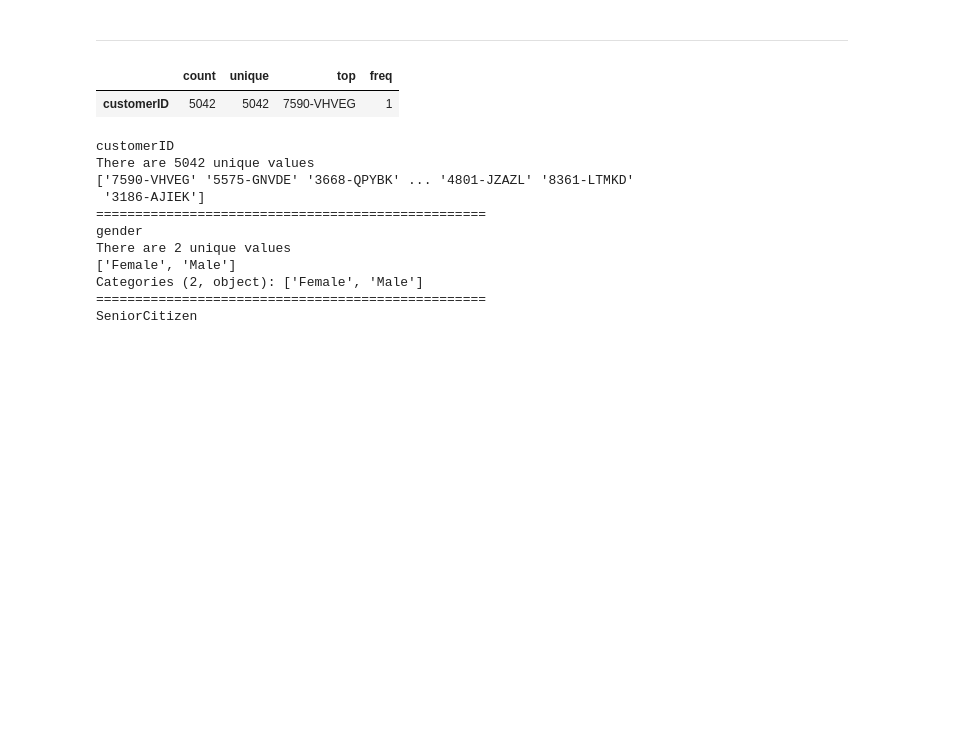
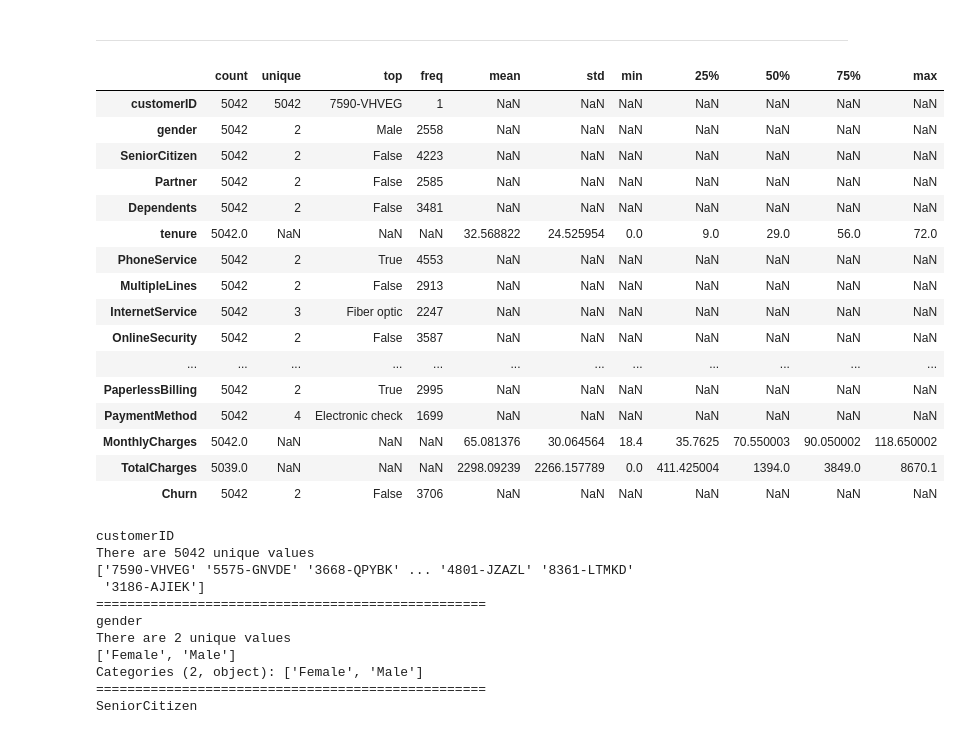
Before and after one commit to Kwamena-A-Yamoah/Customer-churn-analysis, a Jupyter notebook: Notebook/Customer_churn_analysis.ipynb, the cells around one changed output. Drawn from its saved outputs; the diff is of its cells as text; code cells hidden in the pictures; blank space fills up the shorter version.

```diff
--- a/Notebook/Customer_churn_analysis.ipynb
+++ b/Notebook/Customer_churn_analysis.ipynb
@@ -749,10 +757,25 @@ train_df.describe().T
 # %% [markdown]
 ___
 # %%
-train_df.describe(include= "object").T
+train_df.describe(include= "all").T
 # %% [output]
-|  | count | unique | top | freq |
-| customerID | 5042 | 5042 | 7590-VHVEG | 1 |
+|  | count | unique | top | freq | mean | std | min | 25% | 50% | 75% | max |
+| customerID | 5042 | 5042 | 7590-VHVEG | 1 | NaN | NaN | NaN | NaN | NaN | NaN | NaN |
+| gender | 5042 | 2 | Male | 2558 | NaN | NaN | NaN | NaN | NaN | NaN | NaN |
+| SeniorCitizen | 5042 | 2 | False | 4223 | NaN | NaN | NaN | NaN | NaN | NaN | NaN |
+| Partner | 5042 | 2 | False | 2585 | NaN | NaN | NaN | NaN | NaN | NaN | NaN |
+| Dependents | 5042 | 2 | False | 3481 | NaN | NaN | NaN | NaN | NaN | NaN | NaN |
+| tenure | 5042.0 | NaN | NaN | NaN | 32.568822 | 24.525954 | 0.0 | 9.0 | 29.0 | 56.0 | 72.0 |
+| PhoneService | 5042 | 2 | True | 4553 | NaN | NaN | NaN | NaN | NaN | NaN | NaN |
+| MultipleLines | 5042 | 2 | False | 2913 | NaN | NaN | NaN | NaN | NaN | NaN | NaN |
+| InternetService | 5042 | 3 | Fiber optic | 2247 | NaN | NaN | NaN | NaN | NaN | NaN | NaN |
+| OnlineSecurity | 5042 | 2 | False | 3587 | NaN | NaN | NaN | NaN | NaN | NaN | NaN |
+| ... | ... | ... | ... | ... | ... | ... | ... | ... | ... | ... | ... |
+| PaperlessBilling | 5042 | 2 | True | 2995 | NaN | NaN | NaN | NaN | NaN | NaN | NaN |
+| PaymentMethod | 5042 | 4 | Electronic check | 1699 | NaN | NaN | NaN | NaN | NaN | NaN | NaN |
+| MonthlyCharges | 5042.0 | NaN | NaN | NaN | 65.081376 | 30.064564 | 18.4 | 35.7625 | 70.550003 | 90.050002 | 118.650002 |
+| TotalCharges | 5039.0 | NaN | NaN | NaN | 2298.09239 | 2266.157789 | 0.0 | 411.425004 | 1394.0 | 3849.0 | 8670.1 |
+| Churn | 5042 | 2 | False | 3706 | NaN | NaN | NaN | NaN | NaN | NaN | NaN |
 # %%
 for column in all_cols:
     print(f'{column}')
```
Also changed, not shown: parts of 33 cells of this notebook.
